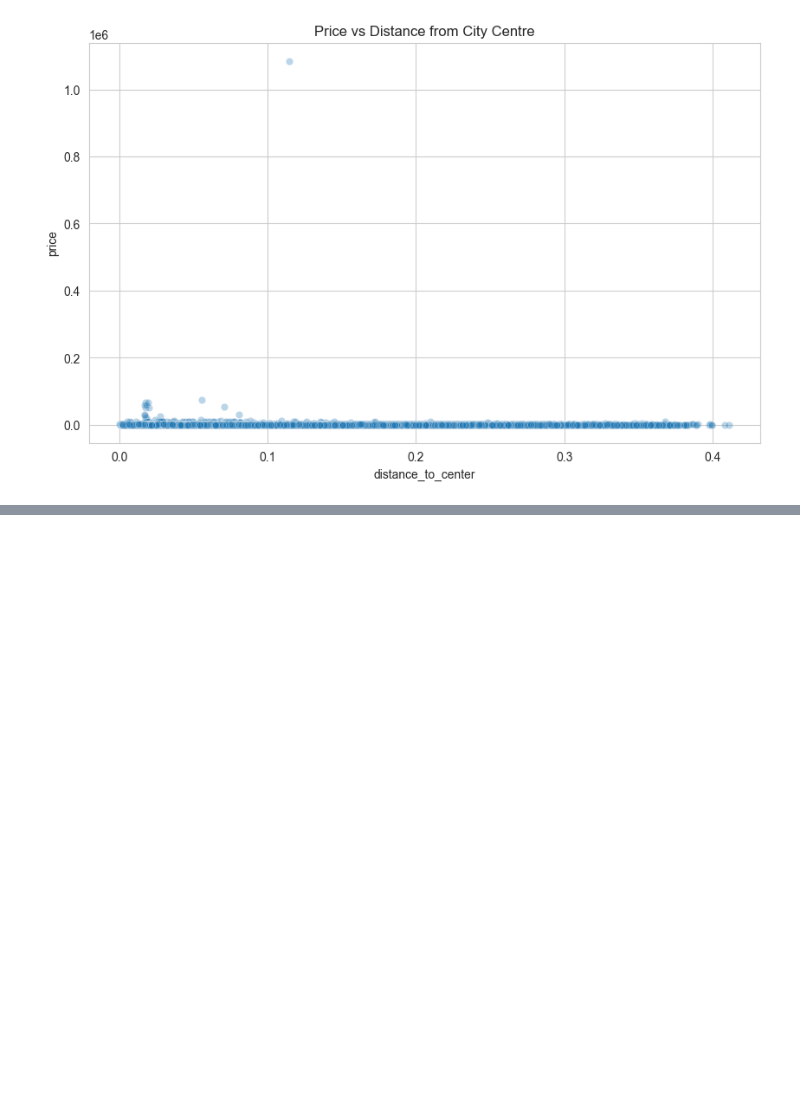
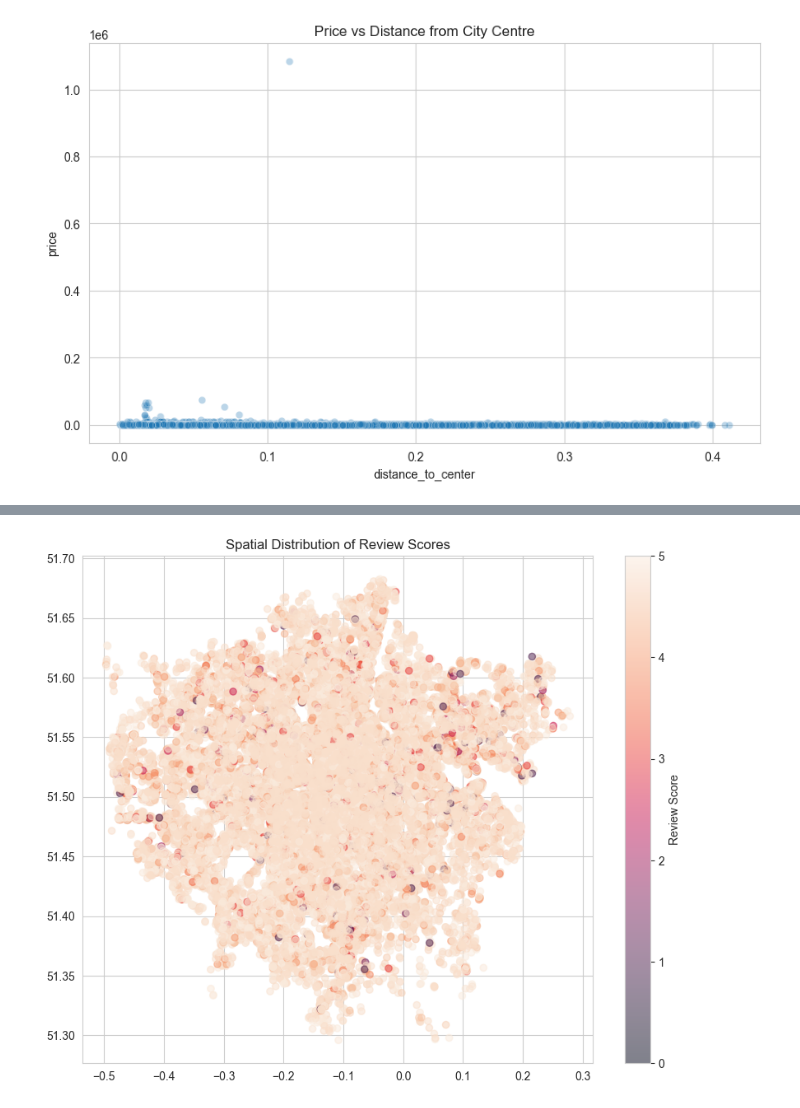
Before and after one commit to FathimaNafra/airbnb-data-engineering-project, a Jupyter notebook: notebooks/eda.ipynb, the cells around one changed output, grey strips where cells are left out. Drawn from its saved outputs; the diff is of its cells as text; code cells hidden in the pictures; blank space fills up the shorter version.

Commit message:
Add spatial review score analysis

```diff
--- a/notebooks/eda.ipynb
+++ b/notebooks/eda.ipynb
@@ -238,0 +265,25 @@ plt.show()
+# %%
+#Spatial Review Scores
+plt.figure(figsize=(10,8))
+
+scatter = plt.scatter(
+    master["longitude"],
+    master["latitude"],
+    c=master[
+        "review_scores_rating"
+    ],
+    alpha=0.5
+)
+
+plt.colorbar(
+    scatter,
+    label="Review Score"
+)
+
+plt.title(
+    "Spatial Distribution of Review Scores"
+)
+
+plt.show()
+# %% [output]
+[figure, added]
```
Also changed, not shown: parts of 1 cell of this notebook.
